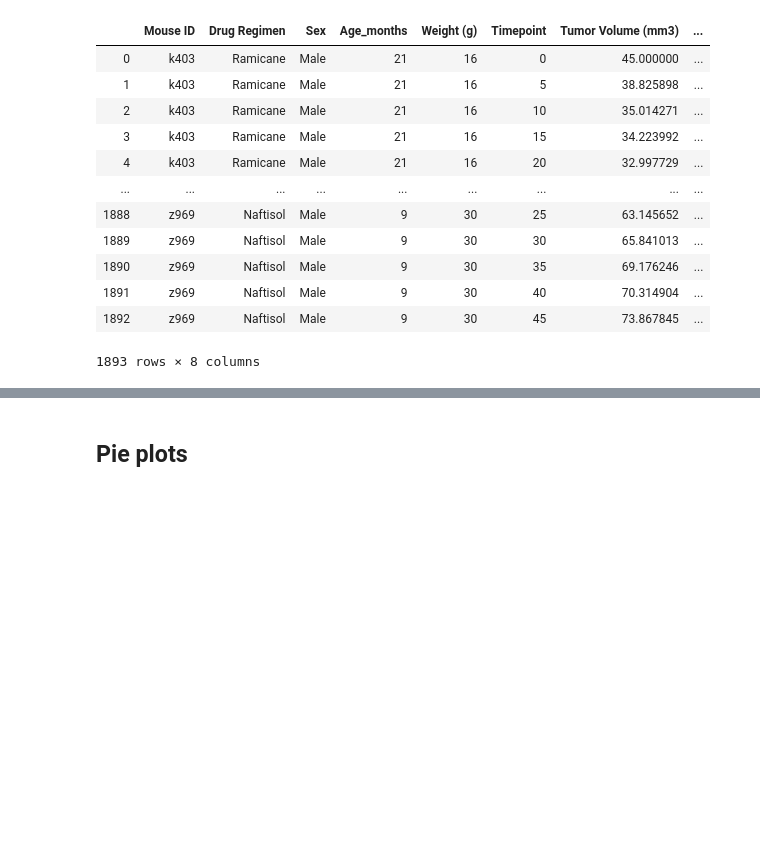
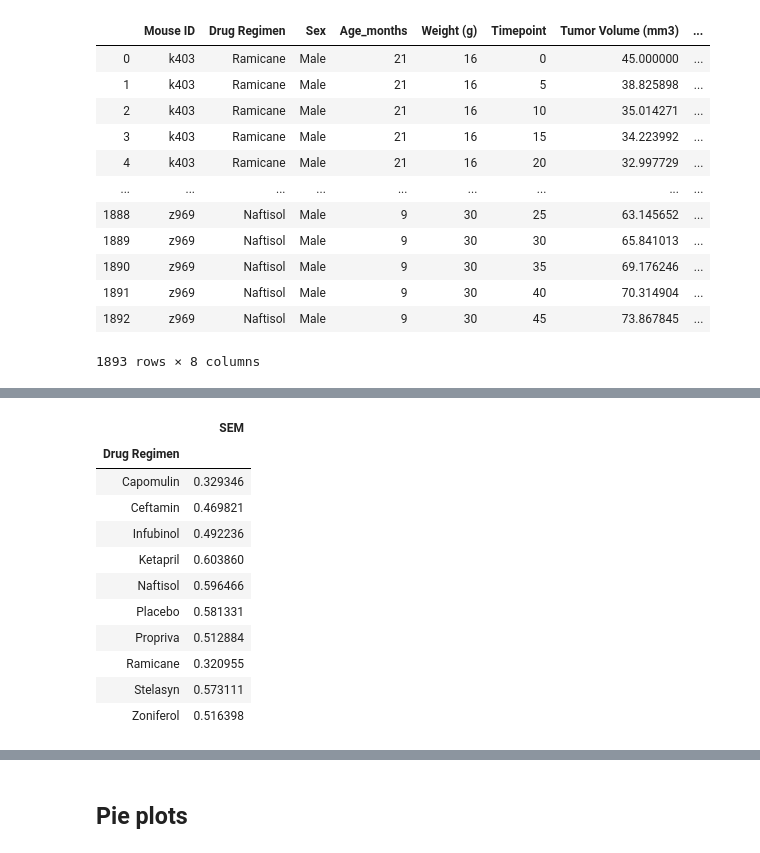
Before and after one commit to fkarimov69/Matplotlib-challenge, a Jupyter notebook: Pymaceuticals/DraftHW.ipynb, the cells around one changed output, grey strips where cells are left out. Drawn from its saved outputs; the diff is of its cells as text; code cells hidden in the pictures; blank space fills up the shorter version.

```diff
--- a/Pymaceuticals/DraftHW.ipynb
+++ b/Pymaceuticals/DraftHW.ipynb
@@ -59,4 +73,19 @@ tumor_volume_sem=tumor_volume.groupby("Drug Regimen").sem()
 #Rename column in SEM dataframe
 # %%
 tumor_volume_sem=tumor_volume_sem.rename({"Tumor Volume (mm3)":"SEM"},axis=1)
+# %%
+tumor_volume_sem
+# %% [output]
+|  | SEM |
+| Drug Regimen |  |
+| Capomulin | 0.329346 |
+| Ceftamin | 0.469821 |
+| Infubinol | 0.492236 |
+| Ketapril | 0.603860 |
+| Naftisol | 0.596466 |
+| Placebo | 0.581331 |
+| Propriva | 0.512884 |
+| Ramicane | 0.320955 |
+| Stelasyn | 0.573111 |
+| Zoniferol | 0.516398 |
 # %%
```
Also changed, not shown: parts of 12 cells of this notebook.
